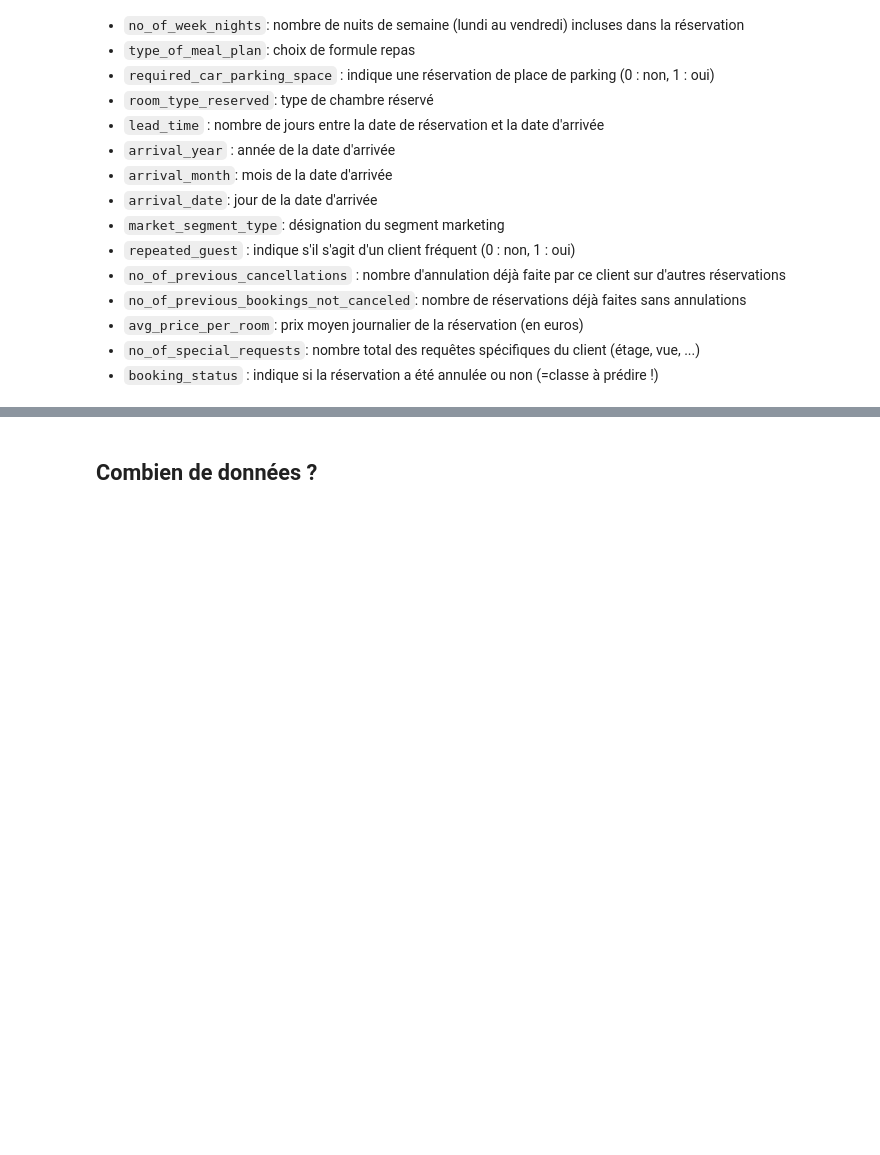
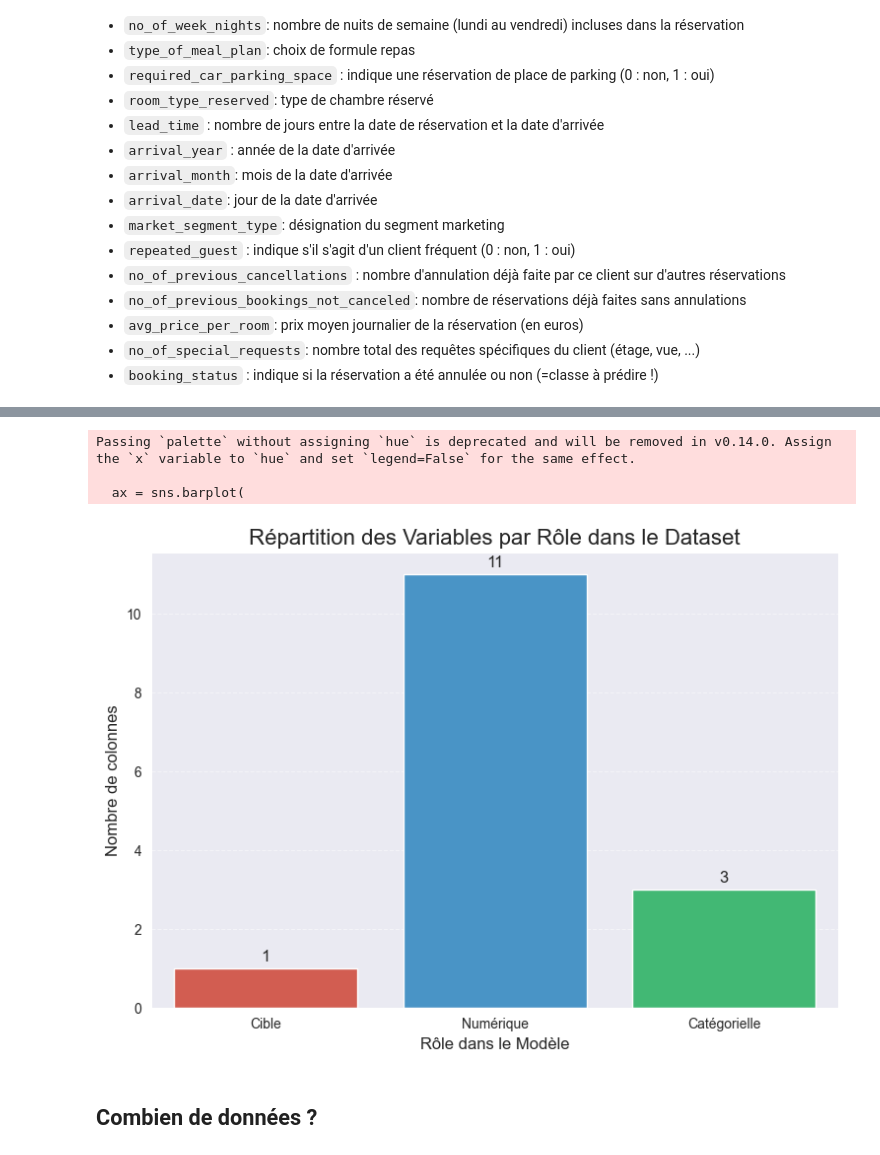
Before and after one commit to AD99i/hotel_booking, a Jupyter notebook: TP10 - Machine Learning avec Python.ipynb, the cells around one changed output, grey strips where cells are left out. Cells and saved outputs as stored; diff of their text form; code cells hidden in the pictures; blank space fills up the shorter version.

```diff
--- a/TP10 - Machine Learning avec Python.ipynb
+++ b/TP10 - Machine Learning avec Python.ipynb
@@ -95,3 +143,62 @@ Nombre d'attributs :  19
+# %%
+# --- 1. CLASSIFICATION MANUELLE DES COLONNES ---
+# Basée sur la structure standard du fichier Hotel_Booking.csv
+COLONNE_CIBLE = 'booking_status'
+
+# Colonnes Catégorielles (Nominales) qui nécessitent un One-Hot Encoding
+colonnes_categoriques = [
+    'type_of_meal_plan',
+    'room_type_reserved',
+    'market_segment_type'
+]
+
+# Colonnes Numériques (inclut les entiers, floats, et les binaires 0/1)
+# Nous retirons 'Booking_ID' car elle n'est pas informative
+colonnes_numeriques = [
+    'no_of_adults', 'no_of_children', 'no_of_weekend_nights',
+    'no_of_week_nights', 'lead_time', 'avg_price_per_room',
+    'arrival_year', 'arrival_month', 'arrival_date',
+    'repeated_guest', 'required_car_parking_space'
+]
+
+# 2. CRÉATION DU DATAFRAME DE SYNTHÈSE
+data = {
+    'Type de Rôle': ['Cible', 'Numérique', 'Catégorielle'],
+    'Nombre de Colonnes': [
+        1,
+        len(colonnes_numeriques),
+        len(colonnes_categoriques)
+    ]
+}
+df_classification = pd.DataFrame(data)
+
+
+# 3. CRÉATION DU GRAPHIQUE À BARRES AVEC SEABORN
+plt.figure(figsize=(9, 6))
+
+ax = sns.barplot(
+    x='Type de Rôle',
+    y='Nombre de Colonnes',
+    data=df_classification,
+    # Utilisation d'une palette de couleurs claire
+    palette=['#e74c3c', '#3498db', '#2ecc71']
+)
+
+# Ajout des annotations (nombre de colonnes) sur chaque barre
+for i in ax.containers:
+    ax.bar_label(i, fmt='%d', label_type='edge', padding=3, fontsize=12)
+
+# Personnalisation du graphique
+plt.title("Répartition des Variables par Rôle dans le Dataset", fontsize=16)
+plt.ylabel("Nombre de colonnes", fontsize=12)
+plt.xlabel("Rôle dans le Modèle", fontsize=12)
+plt.grid(axis='y', linestyle='--', alpha=0.5)
+plt.show()
+# %% [output]
+Passing `palette` without assigning `hue` is deprecated and will be removed in v0.14.0. Assign the `x` variable to `hue` and set `legend=False` for the same effect.
+
+  ax = sns.barplot(
+[figure, added]
 # %% [markdown]
 ## Combien de données ?
 # %%
```
Also changed, not shown: parts of 38 cells of this notebook, 1 other file.
